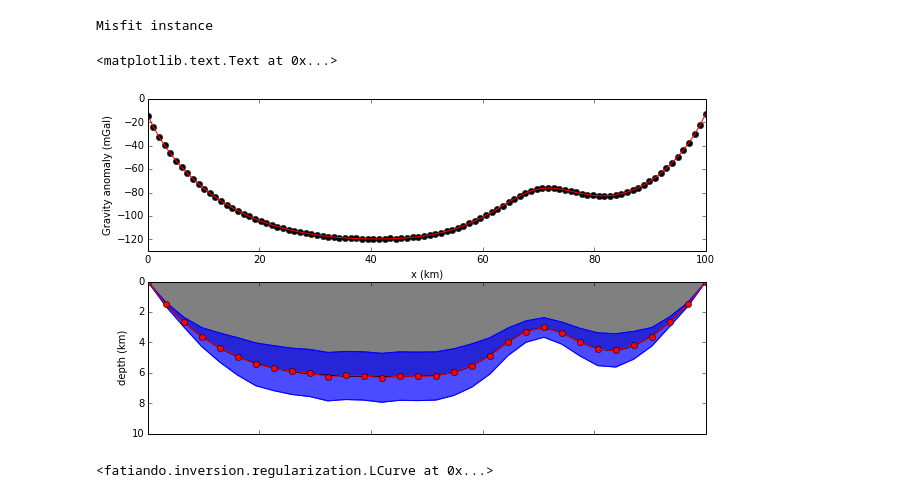
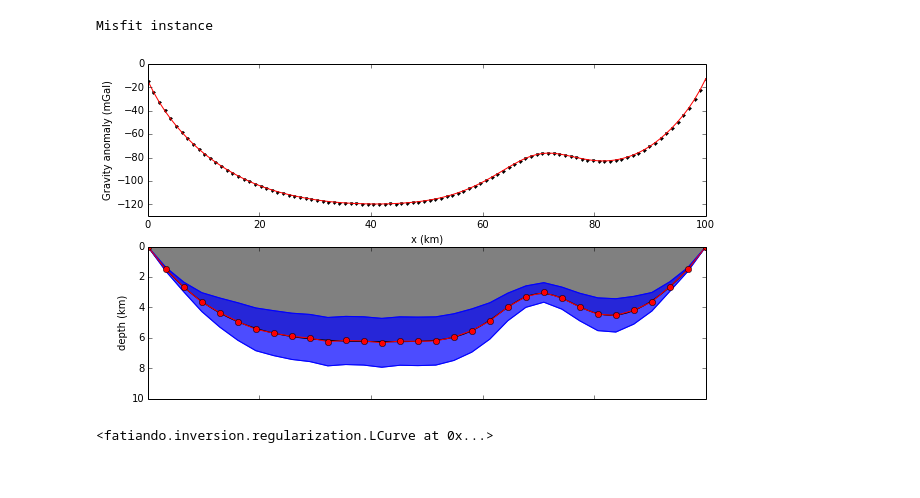
Before and after one commit to leouieda/scipy2014, a Jupyter notebook: gravity_inversion.ipynb, the cells around one changed output. Saved outputs shown, nothing was run; the diff lists cells and outputs as text; code cells hidden in the pictures.

```diff
--- a/gravity_inversion.ipynb
+++ b/gravity_inversion.ipynb
@@ -186,27 +178,10 @@ solver = misfit + 1e-9*Smoothness1D(misfit.nparams)
 solver.config('levmarq', initial=initial).fit()
 # %% [output]
 Misfit instance
-# %%
-mpl.figure(figsize=(10, 6))
-mpl.subplot(2, 1, 1)
-mpl.plot(x*0.001, gz, 'ok')
-mpl.plot(x*0.001, solver.predicted(), '-r')
-mpl.xlabel('x (km)')
-mpl.ylabel('Gravity anomaly (mGal)')
-mpl.ylim(-130, 0)
-mpl.subplot(2, 1, 2)
-mpl.polygon(model, fill='grey')
-mpl.polygon(confidence(solver), '-b', fill='blue', alpha=0.7)
-mpl.polygon(solver.estimate_, 'o-r')
-mpl.ylim(0, 10000)
-mpl.m2km()
-ax = mpl.gca()
-ax.invert_yaxis()
-ax.set_xticklabels([''])
-mpl.ylabel('depth (km)')
-# %% [output]
-<matplotlib.text.Text at 0x...>
-[figure, removed]
+# %%
+plot_estimate(solver)
+# %% [output]
+[figure, added]
 # %%
 from fatiando.inversion.regularization import LCurve
 lc = LCurve(misfit, Smoothness1D(misfit.nparams),
```
Also changed, not shown: parts of 10 cells of this notebook.
